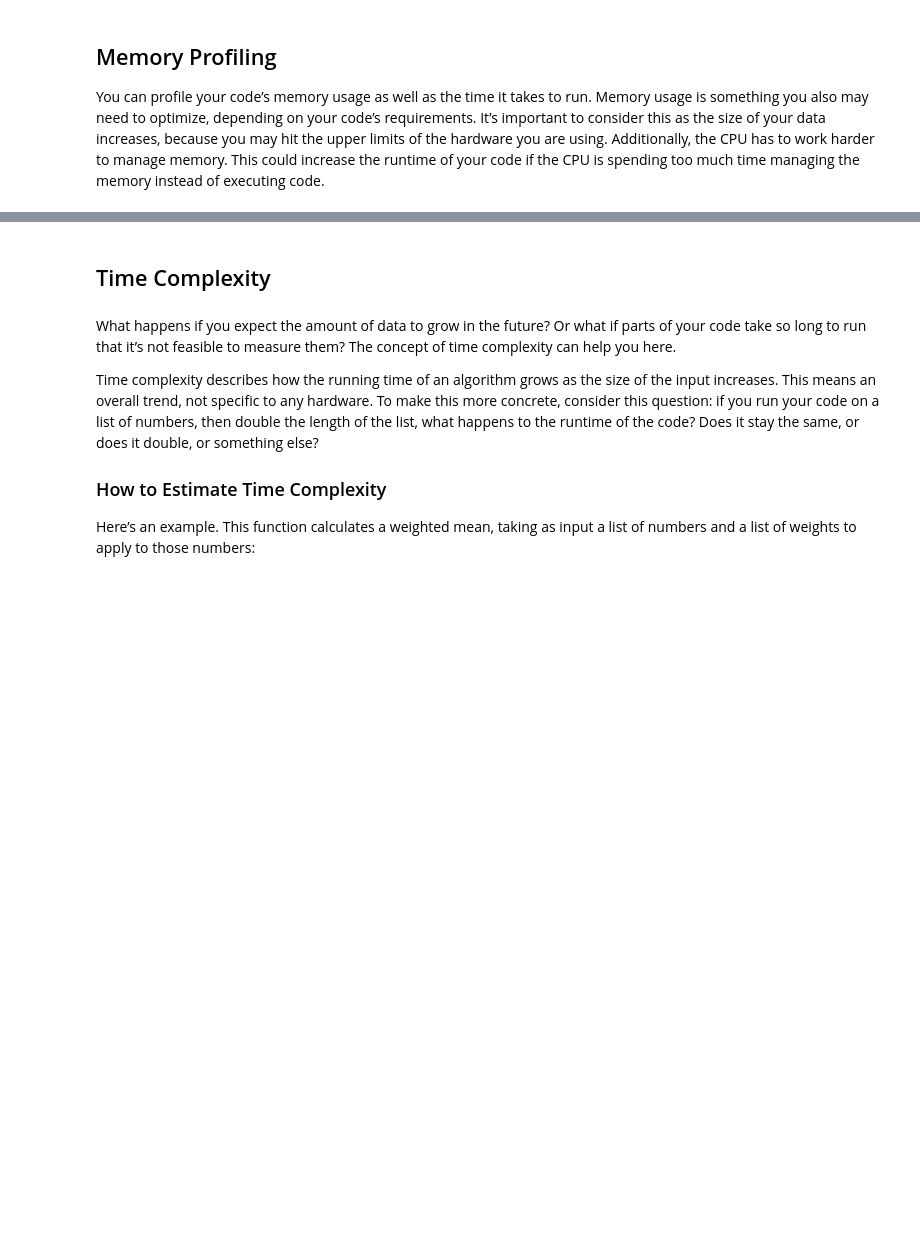
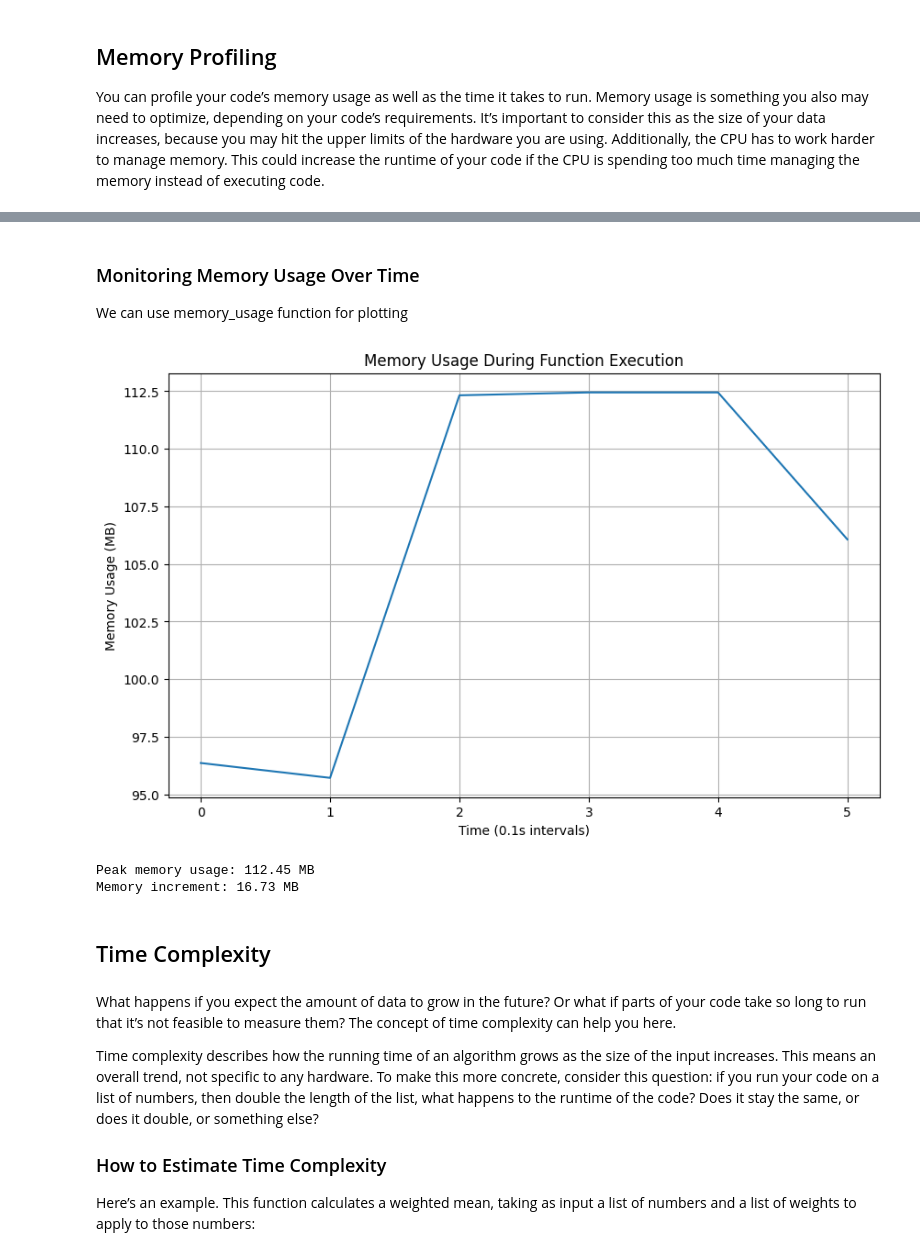
Before and after one commit to apandey306/SD4DS, a Jupyter notebook: 02_Analyzing_Code_Performance/chapter_02.ipynb, the cells around one changed output, grey strips where cells are left out. Saved outputs shown, nothing was run; the diff lists cells and outputs as text; code cells hidden in the pictures; blank space fills up the shorter version.

```diff
--- a/02_Analyzing_Code_Performance/chapter_02.ipynb
+++ b/02_Analyzing_Code_Performance/chapter_02.ipynb
@@ -183,3 +202,35 @@ You can profile your code’s memory usage as well as the time it takes to run.
+# %% [markdown]
+### Monitoring Memory Usage Over Time
+We can use memory_usage function for plotting
+# %%
+from memory_profiler import memory_usage
+from collections import Counter
+import numpy as np
+import matplotlib.pyplot as plt
+
+def mode_using_counter_profiled(n_integers):
+    random_integers = np.random.randint(1, 100000, n_integers)
+    c = Counter(random_integers)
+    return c.most_common(1)[0][0]
+
+# Monitor memory usage over time
+mem_usage = memory_usage((mode_using_counter_profiled, (1000000,)), interval=0.1)
+
+# Plot memory usage
+plt.figure(figsize=(10, 6))
+plt.plot(mem_usage)
+plt.xlabel('Time (0.1s intervals)')
+plt.ylabel('Memory Usage (MB)')
+plt.title('Memory Usage During Function Execution')
+plt.grid(True)
+plt.show()
+
+print(f"Peak memory usage: {max(mem_usage):.2f} MB")
+print(f"Memory increment: {max(mem_usage) - min(mem_usage):.2f} MB")
+# %% [output]
+[figure, added]
+Peak memory usage: 112.45 MB
+Memory increment: 16.73 MB
 # %% [markdown]
 ## Time Complexity
 # %% [markdown]
```
Also changed, not shown: parts of 18 cells of this notebook, 2 other files.
